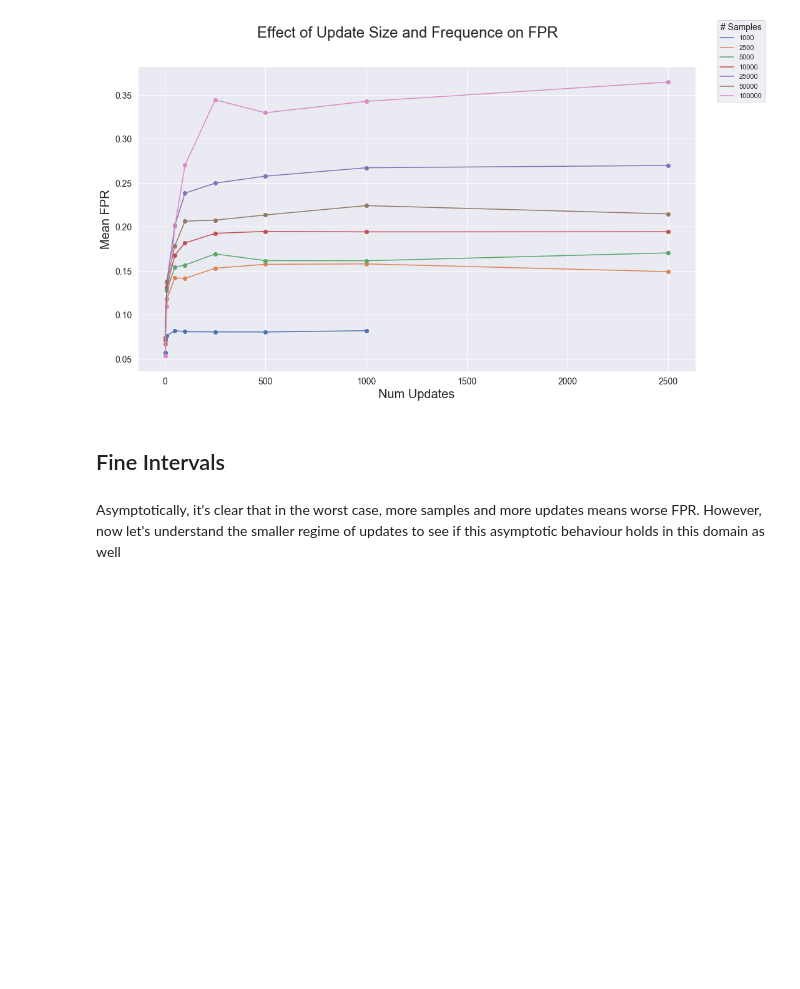
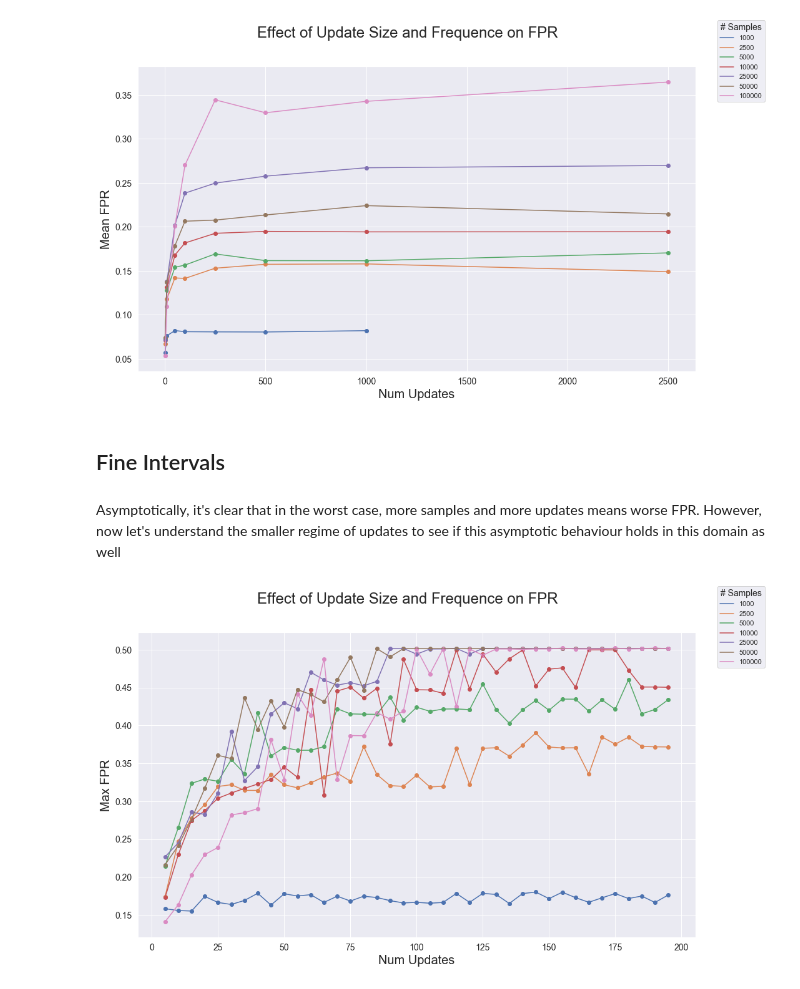
Before and after one commit to georgeadam/feedback_loops, a Jupyter notebook: size_and_frequency.ipynb, the cells around one changed output. Saved outputs shown, nothing was run; the diff lists cells and outputs as text; code cells hidden in the pictures; blank space fills up the shorter version.

Commit message:
Added effect of history on updates, and real data experiments

```diff
--- a/size_and_frequency.ipynb
+++ b/size_and_frequency.ipynb
@@ -171,3 +171,22 @@ for size in sizes:
         max_fprs[size][update] = np.max(results[size][update])
         mean_fprs[size][update] = np.mean(results[size][update])
         std_fprs[size][update] = np.std(results[size][update])
+# %%
+fig = plt.figure(figsize=(16,9))
+fig.suptitle("Effect of Update Size and Frequence on FPR", fontsize=24)
+
+ax = fig.add_subplot(111)
+ax.set_ylabel("Max FPR", fontsize=20)
+ax.set_xlabel("Num Updates", fontsize=20)
+
+for count, i in enumerate(sizes):
+    ax.plot(list(max_fprs[i].keys()), list(max_fprs[i].values()), label=str(i))
+    ax.scatter(list(max_fprs[i].keys()), list(max_fprs[i].values()))
+
+ax.tick_params(axis='both', which='major', labelsize=14)
+ax.tick_params(axis='both', which='minor', labelsize=14)
+handles, labels = ax.get_legend_handles_labels()
+fig.legend(handles, labels, loc='upper right', title="# Samples", title_fontsize=14)
+fig.show()
+# %% [output]
+[figure, added]
```
Also changed, not shown: parts of 1 cell of this notebook, 3 other files.
